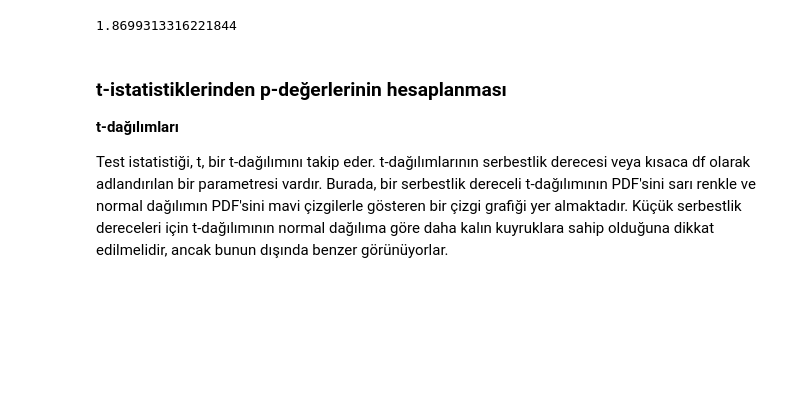
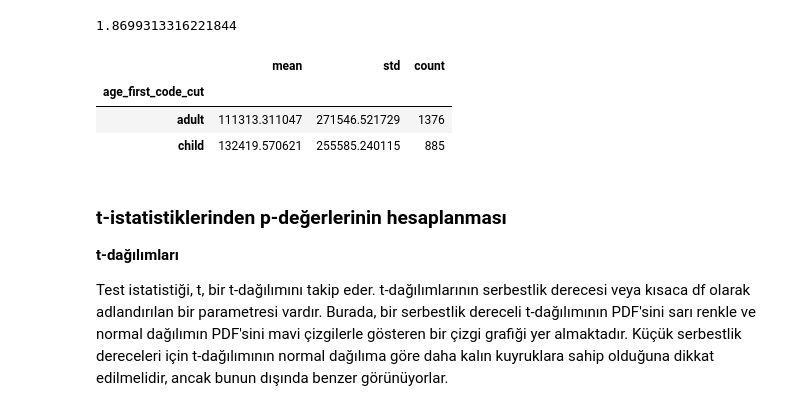
Before and after one commit to Muhammetcansimsek/data_mining, a Jupyter notebook: Hafta_11.ipynb, the cells around one changed output. Cells and saved outputs as stored; diff of their text form; code cells hidden in the pictures; blank space fills up the shorter version.

```diff
--- a/Hafta_11.ipynb
+++ b/Hafta_11.ipynb
@@ -279,6 +285,14 @@ t_stat = pay / payda
 t_stat
 # %% [output]
 1.8699313316221844
+# %%
+# yukarıdaki istatistiksel hesapların hepsini tek satırda yapar
+df_stck.groupby("age_first_code_cut")["converted_comp"].agg(["mean","std","count"])
+# %% [output]
+|  | mean | std | count |
+| age_first_code_cut |  |  |  |
+| adult | 111313.311047 | 271546.521729 | 1376 |
+| child | 132419.570621 | 255585.240115 | 885 |
 # %% [markdown]
 ### t-istatistiklerinden p-değerlerinin hesaplanması
 
```
Also changed, not shown: parts of 10 cells of this notebook, 1 other file.
